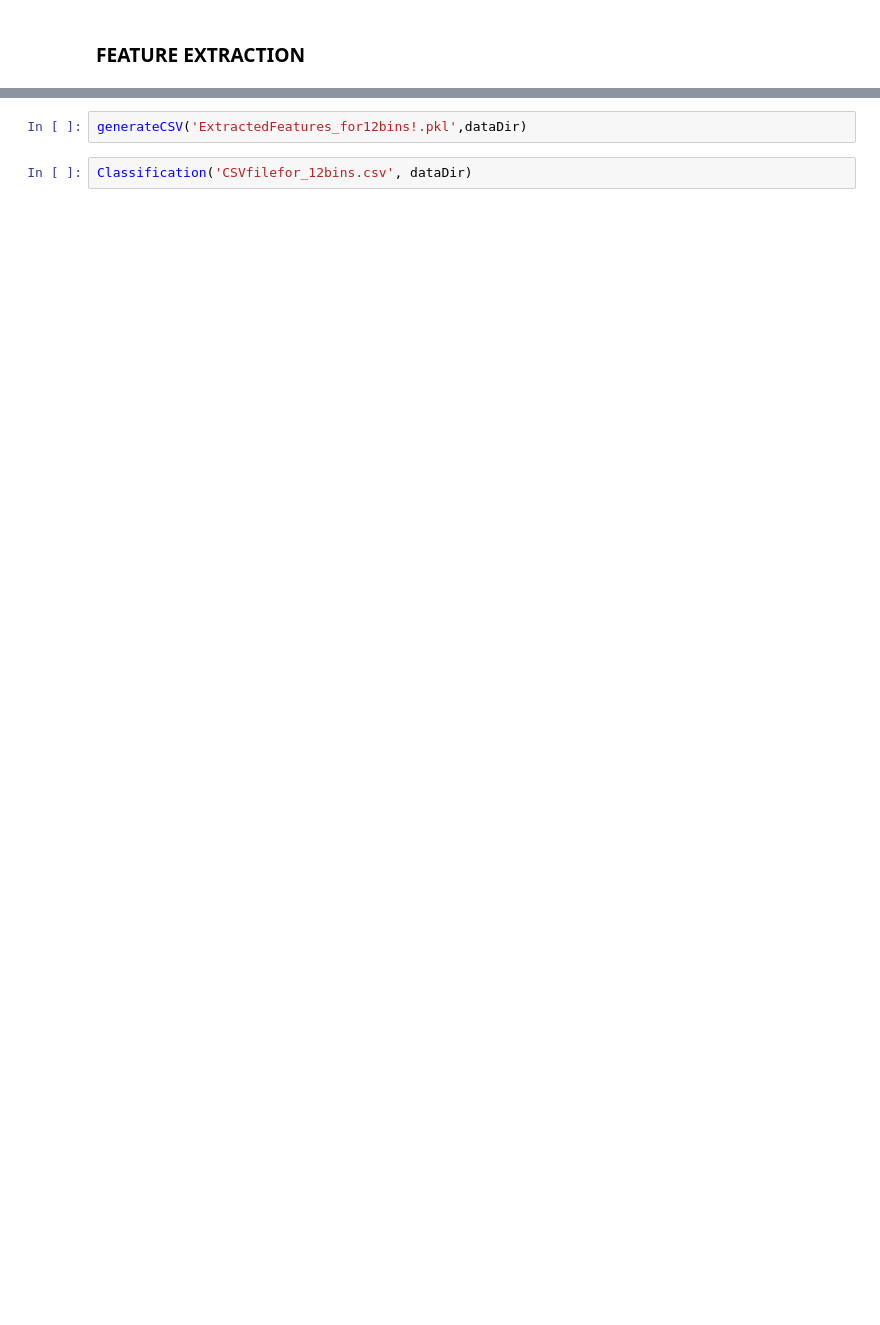
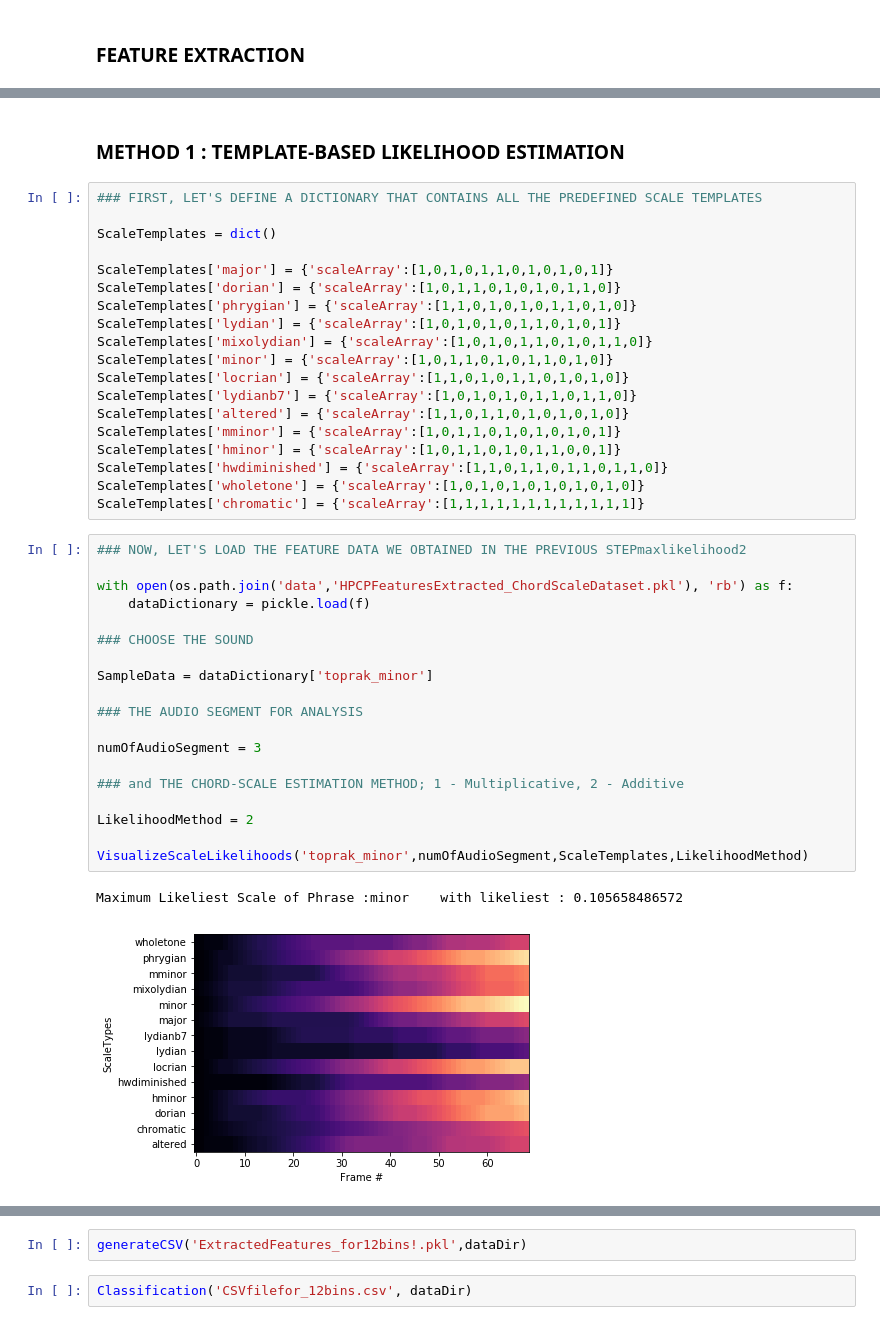
Before and after one commit to emirdemirel/Chord-ScaleDetection, a Jupyter notebook: Chord-scale_Detection.ipynb, the cells around one changed output, grey strips where cells are left out. Cells and saved outputs as stored; diff of their text form; blank space fills up the shorter version.

Commit message:
bottom-up workflow of the scale detection system

```diff
--- a/Chord-scale_Detection.ipynb
+++ b/Chord-scale_Detection.ipynb
@@ -82,0 +116,43 @@ Features extracted and saved in a file
+# %% [markdown]
+### METHOD 1 : TEMPLATE-BASED LIKELIHOOD ESTIMATION
+# %%
+### FIRST, LET'S DEFINE A DICTIONARY THAT CONTAINS ALL THE PREDEFINED SCALE TEMPLATES
+
+ScaleTemplates = dict()
+
+ScaleTemplates['major'] = {'scaleArray':[1,0,1,0,1,1,0,1,0,1,0,1]}
+ScaleTemplates['dorian'] = {'scaleArray':[1,0,1,1,0,1,0,1,0,1,1,0]}
+ScaleTemplates['phrygian'] = {'scaleArray':[1,1,0,1,0,1,0,1,1,0,1,0]}
+ScaleTemplates['lydian'] = {'scaleArray':[1,0,1,0,1,0,1,1,0,1,0,1]}
+ScaleTemplates['mixolydian'] = {'scaleArray':[1,0,1,0,1,1,0,1,0,1,1,0]}
+ScaleTemplates['minor'] = {'scaleArray':[1,0,1,1,0,1,0,1,1,0,1,0]}
+ScaleTemplates['locrian'] = {'scaleArray':[1,1,0,1,0,1,1,0,1,0,1,0]}
+ScaleTemplates['lydianb7'] = {'scaleArray':[1,0,1,0,1,0,1,1,0,1,1,0]}
+ScaleTemplates['altered'] = {'scaleArray':[1,1,0,1,1,0,1,0,1,0,1,0]}
+ScaleTemplates['mminor'] = {'scaleArray':[1,0,1,1,0,1,0,1,0,1,0,1]}
+ScaleTemplates['hminor'] = {'scaleArray':[1,0,1,1,0,1,0,1,1,0,0,1]}
+ScaleTemplates['hwdiminished'] = {'scaleArray':[1,1,0,1,1,0,1,1,0,1,1,0]}
+ScaleTemplates['wholetone'] = {'scaleArray':[1,0,1,0,1,0,1,0,1,0,1,0]}
+ScaleTemplates['chromatic'] = {'scaleArray':[1,1,1,1,1,1,1,1,1,1,1,1]}
+# %%
+### NOW, LET'S LOAD THE FEATURE DATA WE OBTAINED IN THE PREVIOUS STEPmaxlikelihood2
+
+with open(os.path.join('data','HPCPFeaturesExtracted_ChordScaleDataset.pkl'), 'rb') as f:
+    dataDictionary = pickle.load(f)
+
+### CHOOSE THE SOUND
+
+SampleData = dataDictionary['toprak_minor']
+
+### THE AUDIO SEGMENT FOR ANALYSIS
+
+numOfAudioSegment = 3
+
+### and THE CHORD-SCALE ESTIMATION METHOD; 1 - Multiplicative, 2 - Additive
+
+LikelihoodMethod = 2
+
+VisualizeScaleLikelihoods('toprak_minor',numOfAudioSegment,ScaleTemplates,LikelihoodMethod)
+# %% [output]
+Maximum Likeliest Scale of Phrase :minor    with likeliest : 0.105658486572
+[figure, added]
```
Also changed, not shown: parts of 21 cells of this notebook.
